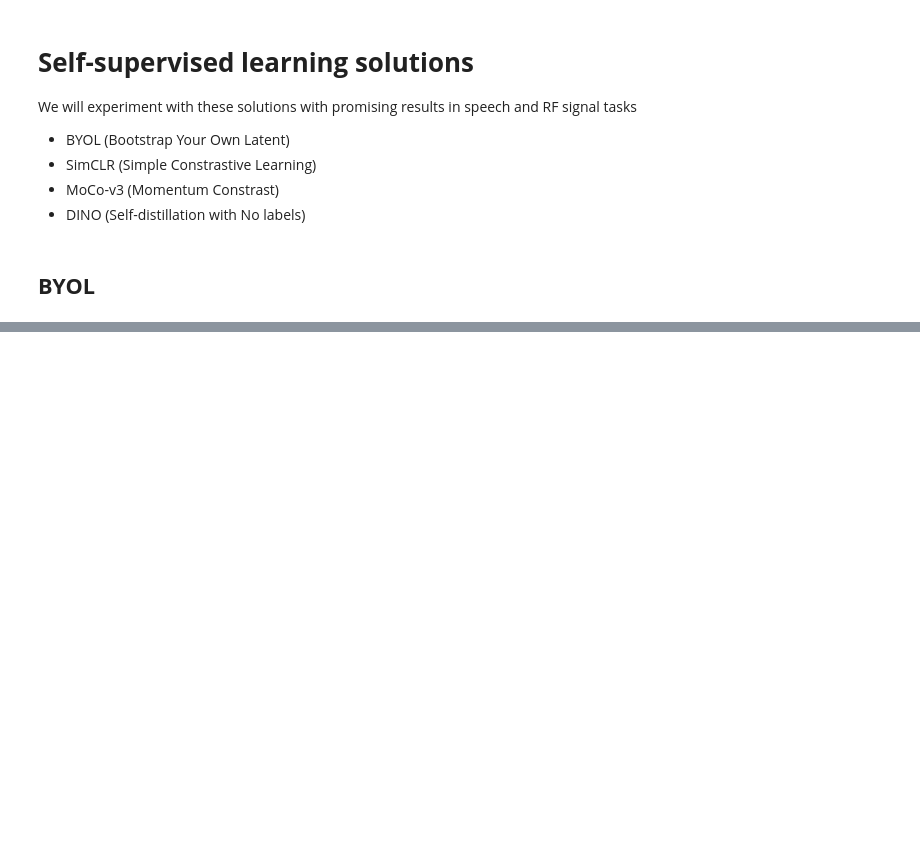
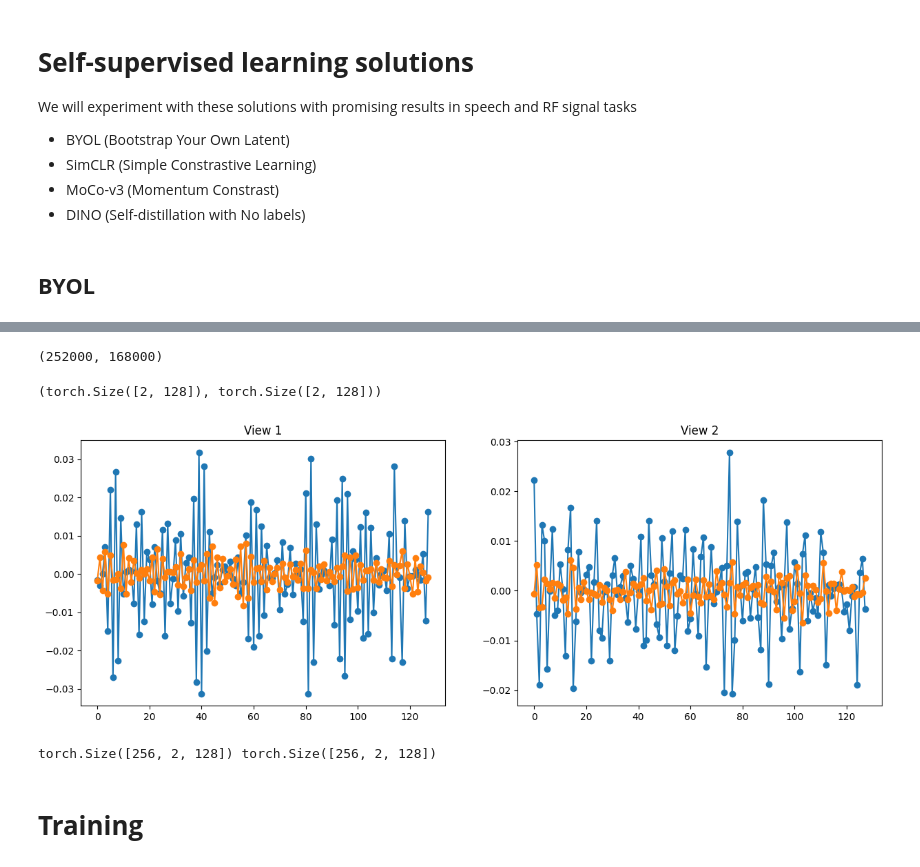
Before and after one commit to AllisonOge/modulation_classification_using_early_exiting, a Jupyter notebook: SSLforEE.ipynb, the cells around one changed output, grey strips where cells are left out. Cells and saved outputs as stored; diff of their text form; code cells hidden in the pictures; blank space fills up the shorter version.

Commit message:
first attempt at training model with SSL (BYOL)

```diff
--- a/SSLforEE.ipynb
+++ b/SSLforEE.ipynb
@@ -415,0 +127,49 @@ for i in range(y.shape[0]):
+# %%
+# transforms
+txforms = T.Compose([
+    T.Lambda(lambda x: torch.from_numpy(x).float()),
+    RST.RandomResample(max_rate=8),
+    RST.RandomDCShift(max_shift=3),
+    RST.RandomAmplitudeScale(scale_factor=0.1),
+    RST.RandomPhaseShift(),
+    RST.RandomFrequencyShift(),
+    RST.RandomZeroMasking(max_mask_size=4, dim=-1),
+    RST.RandomTimeShift(max_shift=16),
+    RST.TimeReversal(),
+    RST.TimeCrop(crop_size=128),  # without time crop we face the problem of different lengths # noqa
+    RST.RandomAddNoise(std=0.001)
+])
+
+transforms = BYOLTransform(
+    view_1_transform=txforms,
+    view_2_transform=txforms
+)
+# %%
+sss = StratifiedShuffleSplit(n_splits=2, test_size=0.4, random_state=0)
+dev_idx, test_idx = next(sss.split(dataset, labels))
+
+train_data = IQDataset(
+    dataset[dev_idx], labels[dev_idx], transform_x=transforms)
+test_data = IQDataset(
+    dataset[test_idx], labels[test_idx])
+
+len(train_data), len(test_data)
+# %% [output]
+(252000, 168000)
+# %%
+one_Xs, _ = train_data[5]
+one_x0, one_x1 = one_Xs
+one_x0.shape, one_x1.shape
+# %% [output]
+(torch.Size([2, 128]), torch.Size([2, 128]))
+# %%
+fig = plt.figure(figsize=(15, 5))
+ax1 = fig.add_subplot(121)
+ax2 = fig.add_subplot(122)
+ax1.plot(one_x0.T, marker='o')
+ax1.set_title('View 1')
+ax2.plot(one_x1.T, marker='o')
+ax2.set_title('View 2')
+plt.show()
+# %% [output]
+[figure, added]
@@ -416,3 +179,12 @@ for i in range(y.shape[0]):
+# %%
+for batch, _ in train_dataloader:
+    x0, x1 = batch
+    print(x0.shape, x1.shape)
+    break
+# %% [output]
+torch.Size([256, 2, 128]) torch.Size([256, 2, 128])
+# %% [markdown]
+# **Training**
 # %%
 device = "cuda" if torch.cuda.is_available() else "cpu"
 
```
Also changed, not shown: parts of 23 cells of this notebook, 6 other files.
